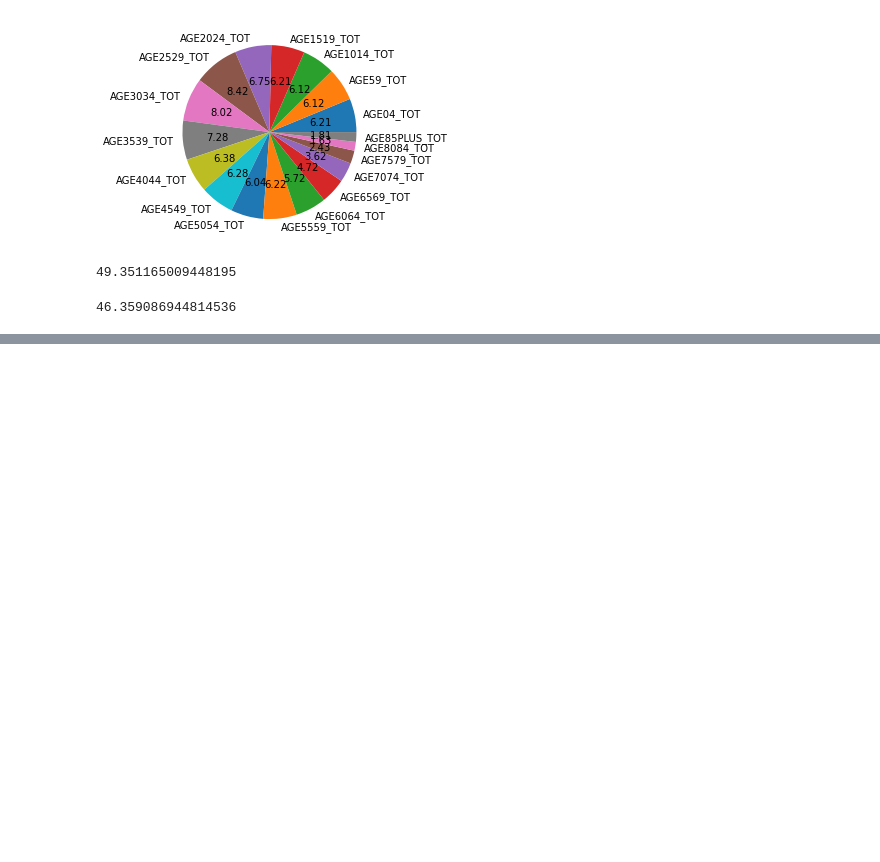
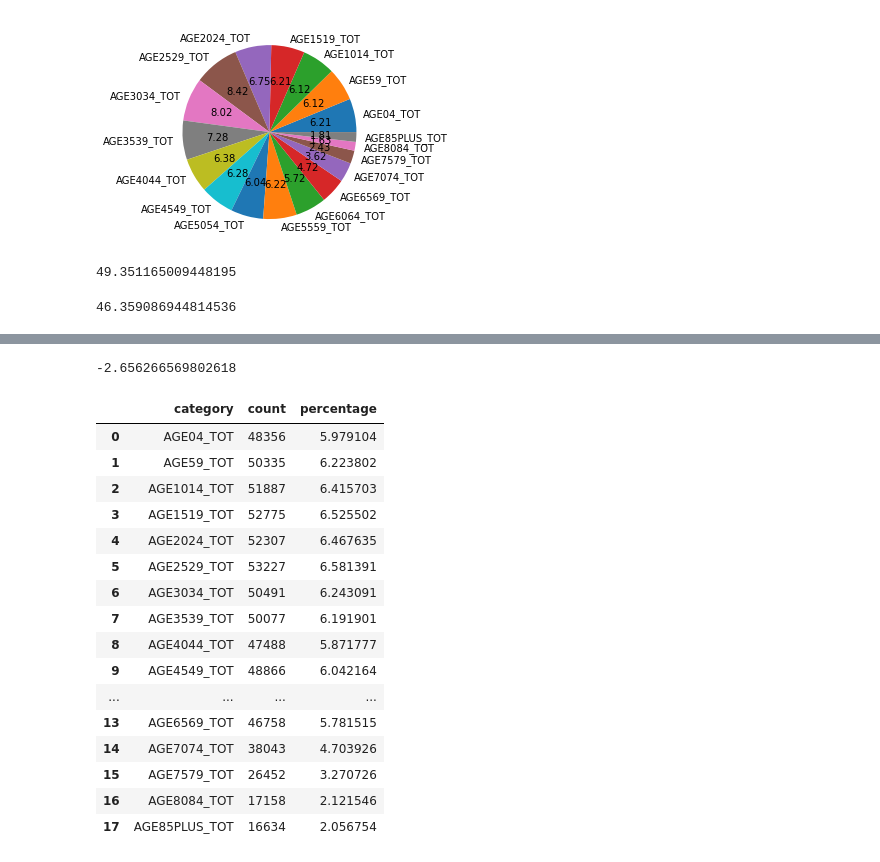
Before and after one commit to adriana-icasiano/project-1, a Jupyter notebook: census-lime/age_analysis.ipynb, the cells around one changed output, grey strips where cells are left out. Cells and saved outputs as stored; diff of their text form; code cells hidden in the pictures; blank space fills up the shorter version.

```diff
--- a/census-lime/age_analysis.ipynb
+++ b/census-lime/age_analysis.ipynb
@@ -211,0 +212,31 @@ max(sizes)
+# %%
+min(sizes)
+# %% [output]
+-2.656266569802618
+# %%
+#sampling
+sample = more_df.sample(n=20)
+# %%
+sum_sample = sample.sum()
+df_samp = pd.DataFrame(list(zip(more_detail, sum_sample)), columns =['category', 'count'])
+df_samp['percentage']= 100*df_samp['count']/df_samp['count'].sum()
+# %%
+df_samp
+# %% [output]
+|  | category | count | percentage |
+| 0 | AGE04_TOT | 48356 | 5.979104 |
+| 1 | AGE59_TOT | 50335 | 6.223802 |
+| 2 | AGE1014_TOT | 51887 | 6.415703 |
+| 3 | AGE1519_TOT | 52775 | 6.525502 |
+| 4 | AGE2024_TOT | 52307 | 6.467635 |
+| 5 | AGE2529_TOT | 53227 | 6.581391 |
+| 6 | AGE3034_TOT | 50491 | 6.243091 |
+| 7 | AGE3539_TOT | 50077 | 6.191901 |
+| 8 | AGE4044_TOT | 47488 | 5.871777 |
+| 9 | AGE4549_TOT | 48866 | 6.042164 |
+| ... | ... | ... | ... |
+| 13 | AGE6569_TOT | 46758 | 5.781515 |
+| 14 | AGE7074_TOT | 38043 | 4.703926 |
+| 15 | AGE7579_TOT | 26452 | 3.270726 |
+| 16 | AGE8084_TOT | 17158 | 2.121546 |
+| 17 | AGE85PLUS_TOT | 16634 | 2.056754 |
```
Also changed, not shown: parts of 7 cells of this notebook.
